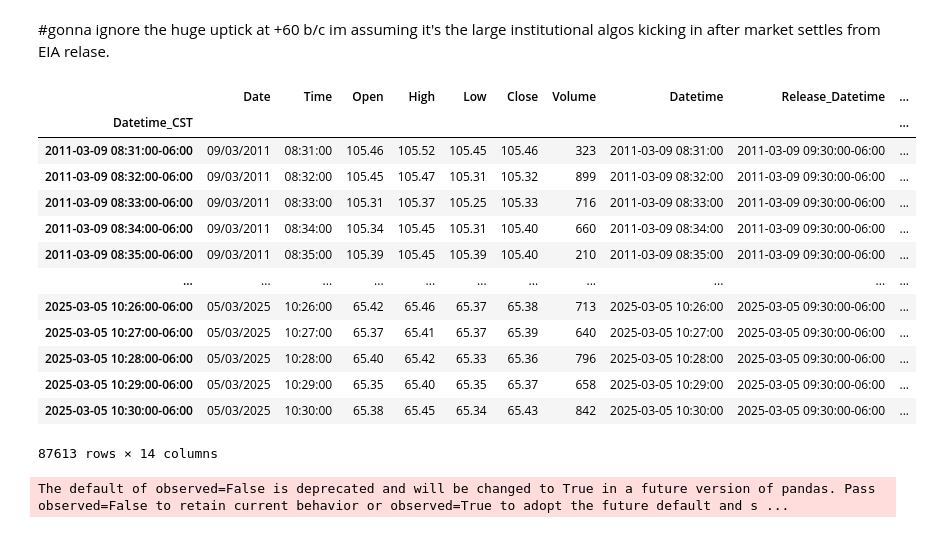
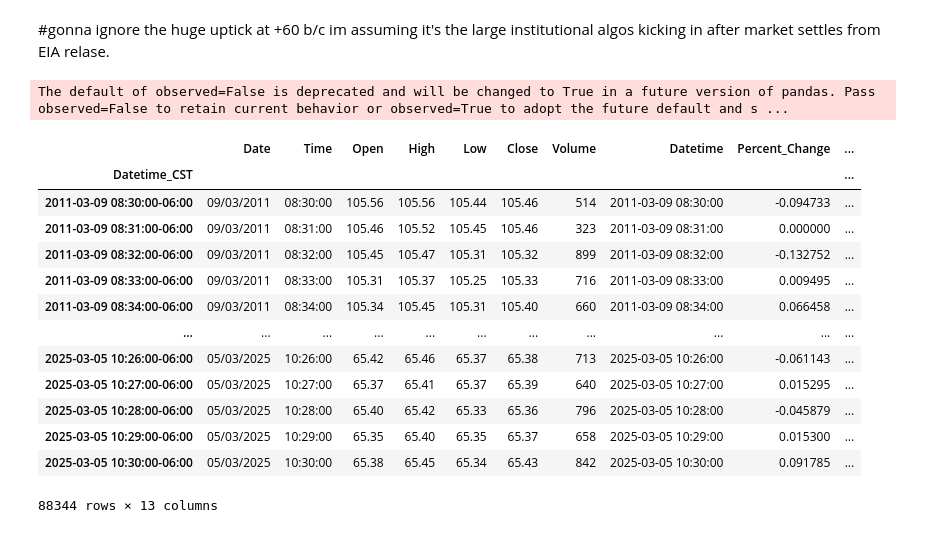
Before and after one commit to Sun-G0D/EIASupplySurprise, a Jupyter notebook: project.ipynb, the cells around one changed output. Saved outputs shown, nothing was run; the diff lists cells and outputs as text; code cells hidden in the pictures.

```diff
--- a/project.ipynb
+++ b/project.ipynb
@@ -6,9 +6,10 @@ import plotly.graph_objects as go
 from plotly.offline import iplot
 from plotly.subplots import make_subplots
 from scipy import stats
+import numpy as np
 
 pd.set_option('display.max_rows', 400)
-pd.set_option('display.max_columns', None)
+pd.set_option('display.max_columns', 20)
 
 icom_eia_forecasts = pd.read_csv('data/InvestingcomEIA.csv')
 print("icom_eia_forecasts:")
@@ -459,21 +310,25 @@ for index, row in min_WTI.iterrows():
     if previous_close_price is not None and previous_close_price != 0:
         percentage_change = ((current_close_price - previous_close_price) / previous_close_price) * 100.0
         percentage_price_changes_1min_wti.append(percentage_change)
+    else:
+        percentage_price_changes_1min_wti.append(float('nan'))
     previous_close_price = current_close_price
 
-percentage_price_changes_1min_wti_series = pd.Series(percentage_price_changes_1min_wti)
+percentage_price_changes_1min_wti_series = pd.Series(percentage_price_changes_1min_wti, index=min_WTI.index)
+display(percentage_price_changes_1min_wti_series)
+min_WTI['Percent_Change'] = percentage_price_changes_1min_wti_series
 percentage_price_changes_1min_wti_series = percentage_price_changes_1min_wti_series.dropna()
 
 # --- Histogram of Filtered One-Minute Percentage Price Changes in min_res_OIH ---
 
-fig_hist_1min_wti = go.Figure(data=[go.Histogram(x=percentage_price_changes_1min_wti)])
+fig_hist_1min_wti = go.Figure(data=[go.Histogram(x=percentage_price_changes_1min_wti, nbinsx=1600)])
 
 fig_hist_1min_wti.update_layout(
     title='Histogram of One-Minute Percentage Price Changes in Crude Price',
     xaxis_title='One-Minute Percentage Price Change (%)',
     yaxis_title='Frequency (Number of Minutes)',
-    xaxis_range=[-0.5, 0.5],
-    yaxis_range=[0, 300000]
+    xaxis_range=[-3, 3],
+    #yaxis_range=[0, 300000]
 )
 
 fig_hist_1min_wti.show()
@@ -735,65 +490,63 @@ fig_volume_scatter.show()
 #gonna ignore the huge uptick at +60 b/c im assuming it's the large institutional algos kicking in after market settles from EIA relase.
 # %%
 
-import numpy as np
 # Assume price_window_60min dataframe is already loaded and has 'Datetime', 'Close', and 'Release_Datetime' columns
 
 # 1. Calculate Price Changes Relative to Pre-Release Minute
 price_window_60min['Time_Delta_Minutes'] = price_window_60min.index - price_window_60min['Release_Datetime']
 price_window_60min['Time_Delta_Minutes'] = price_window_60min['Time_Delta_Minutes'].apply(lambda td: td.total_seconds() / 60)
-price_window_60min['Price_Change'] = price_window_60min.groupby('Release_Datetime')['Close'].transform(lambda x: x - x.shift(1))
-price_window_60min['Percent_Change'] = price_window_60min.groupby('Release_Datetime')['Close'].pct_change() * 100
+#price_window_60min['Price_Change'] = price_window_60min.groupby('Release_Datetime')['Close'].transform(lambda x: x - x.shift(1))
+#price_window_60min['Percent_Change'] = price_window_60min.groupby('Release_Datetime')['Close'].pct_change() * 100
 
-price_window_60min = price_window_60min.dropna(subset=['Percent_Change']) # Remove rows where shift resulted in NaN
+#price_window_60min = price_window_60min.dropna(subset=['Percent_Change']) # Remove rows where shift resulted in NaN
 
 # 2. Define Time Intervals and Price Change Bins for Heatmap
-time_intervals = sorted(price_window_60min['Time_Delta_Minutes'].unique())
-price_change_bins = np.linspace(-1, 1, num=41) # Example: Bins from -1% to +1% in 0.05% increments, adjust as needed
-price_change_labels = [f'{bin_val:.2f}%' for bin_val in price_change_bins] # Labels for bins
+time_intervals_release = sorted(price_window_60min['Time_Delta_Minutes'].unique())
+price_change_bins_release = np.linspace(-1, 1, num=41) # Example: Bins from -1% to +1% in 0.05% increments, adjust as needed
+price_change_labels_release = [f'{bin_val:.2f}%' for bin_val in price_change_bins] # Labels for bins
 
 # 3.  Bin Price Changes and Count Frequencies
 price_window_60min['Price_Change_Bin'] = pd.cut(price_window_60min['Percent_Change'], bins=price_change_bins, labels=price_change_labels[:-1], include_lowest=True)
 
-display(price_window_60min)
 
-heatmap_data = price_window_60min.groupby(['Price_Change_Bin', 'Time_Delta_Minutes']).size().unstack(fill_value=0)
+heatmap_data_release = price_window_60min.groupby(['Price_Change_Bin', 'Time_Delta_Minutes']).size().unstack(fill_value=0)
 
 # Reindex columns and rows to ensure all intervals and bins are present, even if count is zero
-heatmap_data = heatmap_data.reindex(columns=time_intervals, fill_value=0)
-heatmap_data = heatmap_data.reindex(index=price_change_labels[:-1], fill_value=0)
-display(heatmap_data)
+heatmap_data_release = heatmap_data_release.reindex(columns=time_intervals, fill_value=0)
+heatmap_data_release = heatmap_data_release.reindex(index=price_change_labels[:-1], fill_value=0)
 
 # 4. Create Interactive Heatmap with Plotly
-fig_heatmap = go.Figure(data=go.Heatmap(
-    z=heatmap_data.values,
-    x=heatmap_data.columns,
+fig_heatmap_release = go.Figure(data=go.Heatmap(
+    z=heatmap_data_release.values,
+    x=heatmap_data_release.columns,
     y=heatmap_data.index,
     colorscale='Viridis', # Choose a colorscale that suits your preference
     colorbar=dict(title='Frequency')
 ))
 
-fig_heatmap.update_layout(
+fig_heatmap_release.update_layout(
     title='Frequency of Percentage Price Changes Around EIA WPSR Release',
     xaxis_title='Time Relative to Release (Minutes)',
     yaxis_title='Percentage Price Change Bins',
     yaxis=dict(autorange="reversed"), # Invert y-axis to have positive changes at the top
     xaxis=dict(tickvals=time_intervals[::5], ticktext=[int(x) for x in time_intervals[::5]]) # Show x-axis ticks every 5 minutes
 )
 
-fig_heatmap.show()
+fig_heatmap_release.show()
+display(price_window_60min)
 # %% [output]
+The default of observed=False is deprecated and will be changed to True in a future version of pandas. Pass observed=False to retain current behavior or observed=True to adopt the future default and s ...
-|  | Date | Time | Open | High | Low | Close | Volume | Datetime | Release_Datetime | ... |
+|  | Date | Time | Open | High | Low | Close | Volume | Datetime | Percent_Change | ... |
 | Datetime_CST |  |  |  |  |  |  |  |  |  | ... |
-| 2011-03-09 08:31:00-06:00 | 09/03/2011 | 08:31:00 | 105.46 | 105.52 | 105.45 | 105.46 | 323 | 2011-03-09 08:31:00 | 2011-03-09 09:30:00-06:00 | ... |
-| 2011-03-09 08:32:00-06:00 | 09/03/2011 | 08:32:00 | 105.45 | 105.47 | 105.31 | 105.32 | 899 | 2011-03-09 08:32:00 | 2011-03-09 09:30:00-06:00 | ... |
-| 2011-03-09 08:33:00-06:00 | 09/03/2011 | 08:33:00 | 105.31 | 105.37 | 105.25 | 105.33 | 716 | 2011-03-09 08:33:00 | 2011-03-09 09:30:00-06:00 | ... |
-| 2011-03-09 08:34:00-06:00 | 09/03/2011 | 08:34:00 | 105.34 | 105.45 | 105.31 | 105.40 | 660 | 2011-03-09 08:34:00 | 2011-03-09 09:30:00-06:00 | ... |
-| 2011-03-09 08:35:00-06:00 | 09/03/2011 | 08:35:00 | 105.39 | 105.45 | 105.39 | 105.40 | 210 | 2011-03-09 08:35:00 | 2011-03-09 09:30:00-06:00 | ... |
+| 2011-03-09 08:30:00-06:00 | 09/03/2011 | 08:30:00 | 105.56 | 105.56 | 105.44 | 105.46 | 514 | 2011-03-09 08:30:00 | -0.094733 | ... |
+| 2011-03-09 08:31:00-06:00 | 09/03/2011 | 08:31:00 | 105.46 | 105.52 | 105.45 | 105.46 | 323 | 2011-03-09 08:31:00 | 0.000000 | ... |
+| 2011-03-09 08:32:00-06:00 | 09/03/2011 | 08:32:00 | 105.45 | 105.47 | 105.31 | 105.32 | 899 | 2011-03-09 08:32:00 | -0.132752 | ... |
+| 2011-03-09 08:33:00-06:00 | 09/03/2011 | 08:33:00 | 105.31 | 105.37 | 105.25 | 105.33 | 716 | 2011-03-09 08:33:00 | 0.009495 | ... |
+| 2011-03-09 08:34:00-06:00 | 09/03/2011 | 08:34:00 | 105.34 | 105.45 | 105.31 | 105.40 | 660 | 2011-03-09 08:34:00 | 0.066458 | ... |
 | ... | ... | ... | ... | ... | ... | ... | ... | ... | ... | ... |
-| 2025-03-05 10:26:00-06:00 | 05/03/2025 | 10:26:00 | 65.42 | 65.46 | 65.37 | 65.38 | 713 | 2025-03-05 10:26:00 | 2025-03-05 09:30:00-06:00 | ... |
-| 2025-03-05 10:27:00-06:00 | 05/03/2025 | 10:27:00 | 65.37 | 65.41 | 65.37 | 65.39 | 640 | 2025-03-05 10:27:00 | 2025-03-05 09:30:00-06:00 | ... |
-| 2025-03-05 10:28:00-06:00 | 05/03/2025 | 10:28:00 | 65.40 | 65.42 | 65.33 | 65.36 | 796 | 2025-03-05 10:28:00 | 2025-03-05 09:30:00-06:00 | ... |
-| 2025-03-05 10:29:00-06:00 | 05/03/2025 | 10:29:00 | 65.35 | 65.40 | 65.35 | 65.37 | 658 | 2025-03-05 10:29:00 | 2025-03-05 09:30:00-06:00 | ... |
-| 2025-03-05 10:30:00-06:00 | 05/03/2025 | 10:30:00 | 65.38 | 65.45 | 65.34 | 65.43 | 842 | 2025-03-05 10:30:00 | 2025-03-05 09:30:00-06:00 | ... |
+| 2025-03-05 10:26:00-06:00 | 05/03/2025 | 10:26:00 | 65.42 | 65.46 | 65.37 | 65.38 | 713 | 2025-03-05 10:26:00 | -0.061143 | ... |
+| 2025-03-05 10:27:00-06:00 | 05/03/2025 | 10:27:00 | 65.37 | 65.41 | 65.37 | 65.39 | 640 | 2025-03-05 10:27:00 | 0.015295 | ... |
+| 2025-03-05 10:28:00-06:00 | 05/03/2025 | 10:28:00 | 65.40 | 65.42 | 65.33 | 65.36 | 796 | 2025-03-05 10:28:00 | -0.045879 | ... |
+| 2025-03-05 10:29:00-06:00 | 05/03/2025 | 10:29:00 | 65.35 | 65.40 | 65.35 | 65.37 | 658 | 2025-03-05 10:29:00 | 0.015300 | ... |
+| 2025-03-05 10:30:00-06:00 | 05/03/2025 | 10:30:00 | 65.38 | 65.45 | 65.34 | 65.43 | 842 | 2025-03-05 10:30:00 | 0.091785 | ... |
-87613 rows × 14 columns
-The default of observed=False is deprecated and will be changed to True in a future version of pandas. Pass observed=False to retain current behavior or observed=True to adopt the future default and s ...
+88344 rows × 13 columns
```
Also changed, not shown: parts of 23 cells of this notebook.
